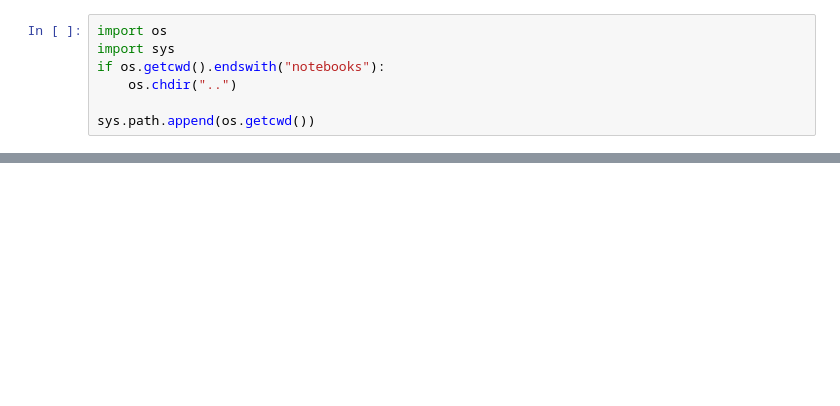
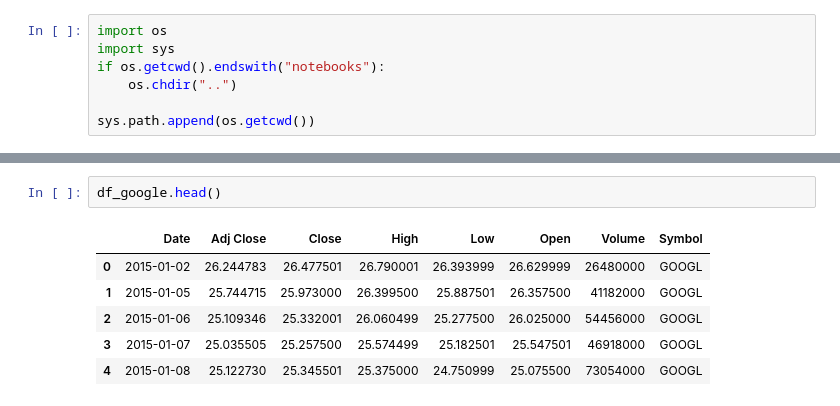
Before and after one commit to akshita568/Stock_market_predictor, a Jupyter notebook: notebooks/data_cleaning.ipynb, the cells around one changed output, grey strips where cells are left out. Cells and saved outputs as stored; diff of their text form; blank space fills up the shorter version.

```diff
--- a/notebooks/data_cleaning.ipynb
+++ b/notebooks/data_cleaning.ipynb
@@ -28,0 +42,9 @@ import seaborn as sns
+# %%
+df_google.head()
+# %% [output]
+|  | Date | Adj Close | Close | High | Low | Open | Volume | Symbol |
+| 0 | 2015-01-02 | 26.244783 | 26.477501 | 26.790001 | 26.393999 | 26.629999 | 26480000 | GOOGL |
+| 1 | 2015-01-05 | 25.744715 | 25.973000 | 26.399500 | 25.887501 | 26.357500 | 41182000 | GOOGL |
+| 2 | 2015-01-06 | 25.109346 | 25.332001 | 26.060499 | 25.277500 | 26.025000 | 54456000 | GOOGL |
+| 3 | 2015-01-07 | 25.035505 | 25.257500 | 25.574499 | 25.182501 | 25.547501 | 46918000 | GOOGL |
+| 4 | 2015-01-08 | 25.122730 | 25.345501 | 25.375000 | 24.750999 | 25.075500 | 73054000 | GOOGL |
```
Also changed, not shown: parts of 23 cells of this notebook, 12 other files.
